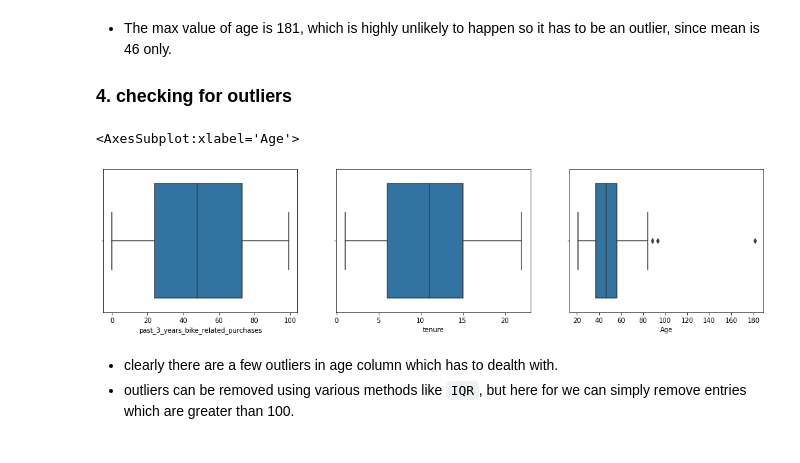
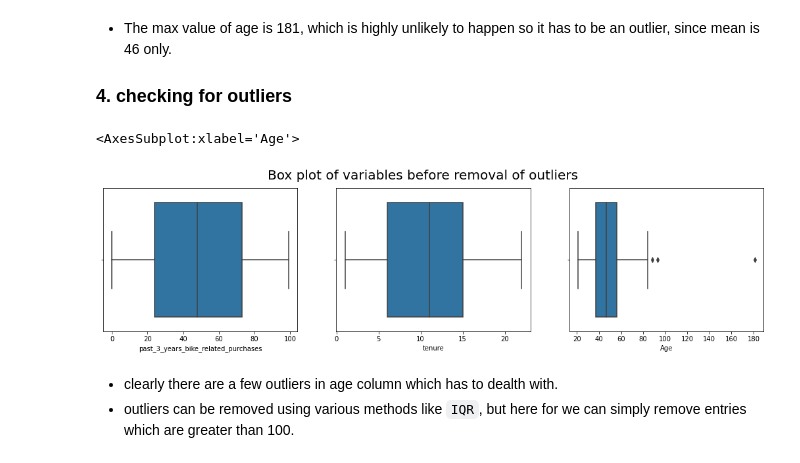
Before and after one commit to Jagadeeshkumaryanda/Customer_Segmentation_Analysis, a Jupyter notebook: DAQ_and_Data_Cleaning_CustomerDemographic.ipynb, the cells around one changed output. Drawn from its saved outputs; the diff is of its cells as text; code cells hidden in the pictures.

```diff
--- a/DAQ_and_Data_Cleaning_CustomerDemographic.ipynb
+++ b/DAQ_and_Data_Cleaning_CustomerDemographic.ipynb
@@ -148,18 +148,19 @@ Name: Age, dtype: float64
 ### 4. checking for outliers
 # %%
 plt.figure(figsize=(18,4))
+plt.suptitle("Box plot of variables before removal of outliers",fontsize=20)
 
 plt.subplot(1,3,1)
 sns.boxplot(cust_demo['past_3_years_bike_related_purchases'])
 
 plt.subplot(1,3,2)
 sns.boxplot(cust_demo['tenure'])
 
 plt.subplot(1,3,3)
 sns.boxplot(cust_demo['Age'])
 # %% [output]
 <AxesSubplot:xlabel='Age'>
-[figure, old version]
+[figure, new version]
 # %% [markdown]
 * clearly there are a few outliers in age column which has to dealth with.
 * outliers can be removed using various methods like `IQR`, but here for we can simply remove entries which are greater than 100.
```
Also changed, not shown: parts of 1 cell of this notebook, 2 other files.
